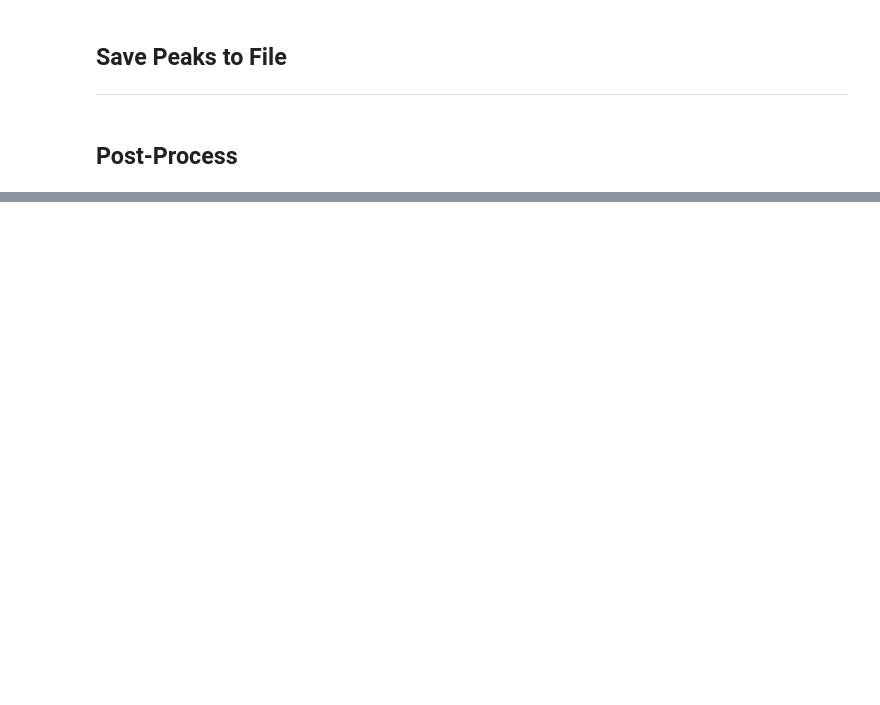
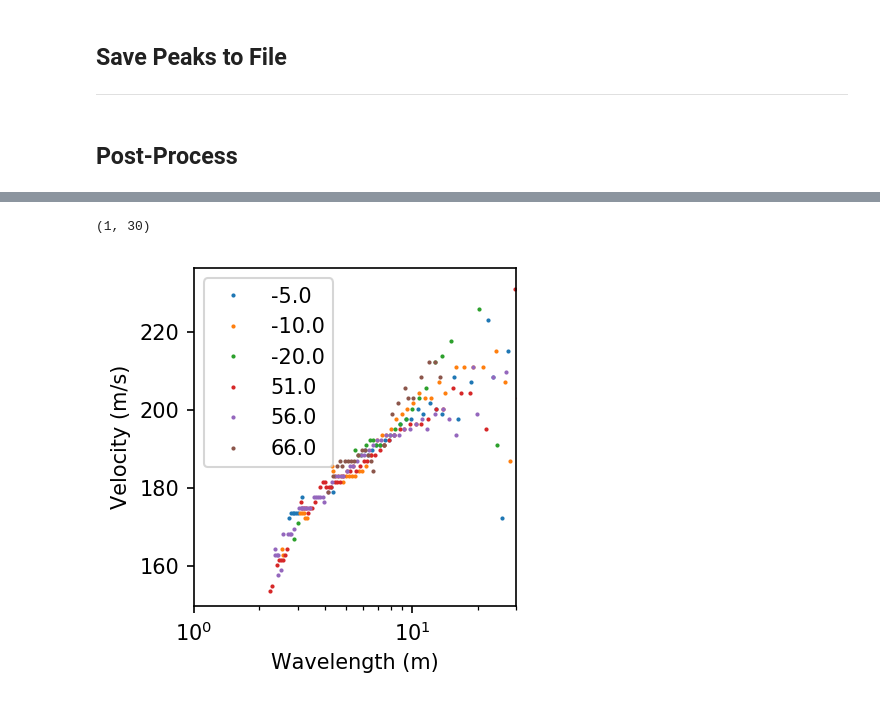
Before and after one commit to jpvantassel/swprocess, a Jupyter notebook: examples/masw.ipynb, the cells around one changed output, grey strips where cells are left out. Saved outputs shown, nothing was run; the diff lists cells and outputs as text; code cells hidden in the pictures; blank space fills up the shorter version.

```diff
--- a/examples/masw.ipynb
+++ b/examples/masw.ipynb
@@ -218,4 +233,7 @@ peaksuite.interactive_trimming("sample_settings/settings_post.json")
 # %%
 %matplotlib inline
 fig, ax = peaksuite.plot(xtype="wavelength")
-ax[0].set_xlim(1, 100)
+ax[0].set_xlim(1, 30)
+# %% [output]
+(1, 30)
+[figure, added]
```
Also changed, not shown: parts of 17 cells of this notebook, 49 other files.
